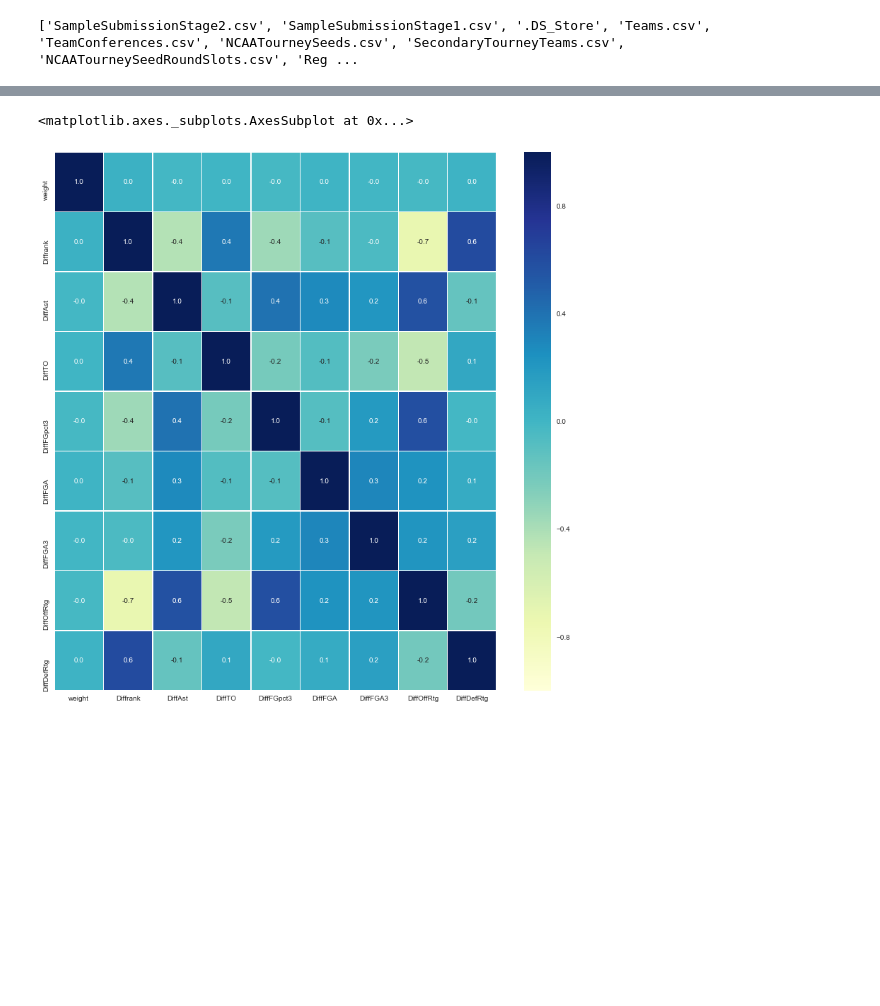
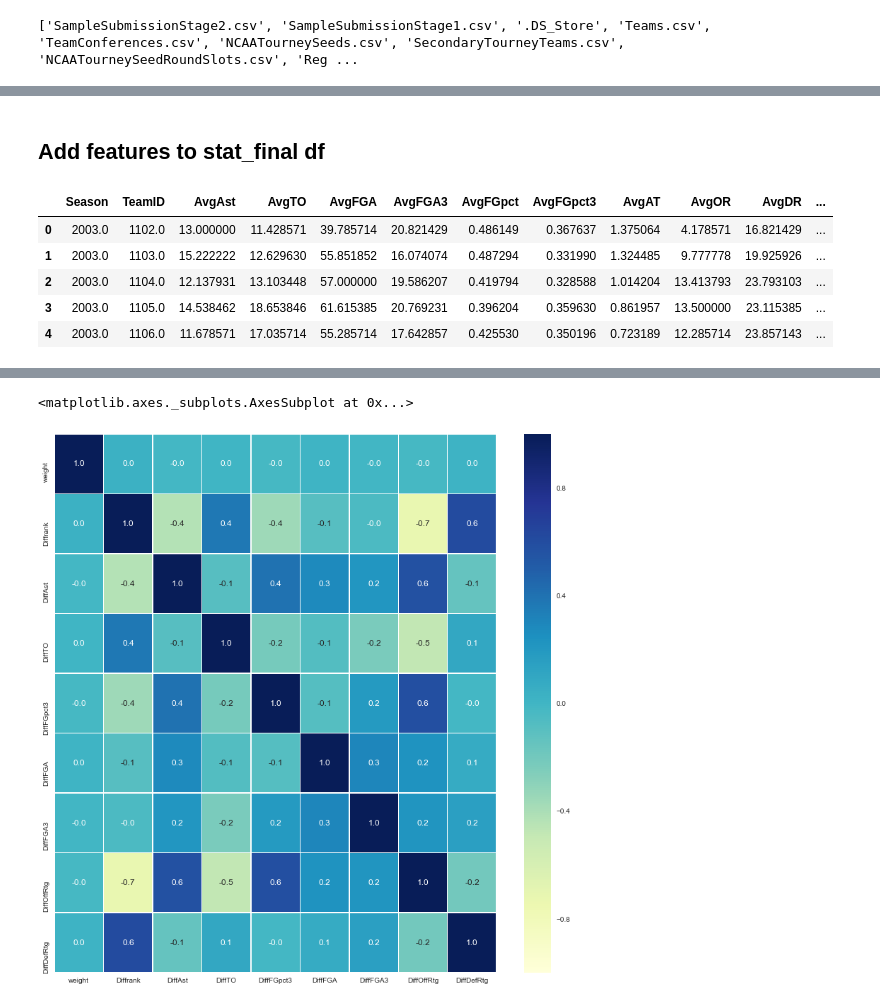
Before and after one commit to taopreeda/NCAA-2018-Prediction, a Jupyter notebook: NCAA_Men_2018.ipynb, the cells around one changed output, grey strips where cells are left out. Cells and saved outputs as stored; diff of their text form; code cells hidden in the pictures; blank space fills up the shorter version.

```diff
--- a/NCAA_Men_2018.ipynb
+++ b/NCAA_Men_2018.ipynb
@@ -90,6 +85,8 @@ def add_diff(inputdf, statdf, var):
         outputdf['Diff'+var] = outputdf['W'+var] - outputdf['L'+var]
         outputdf = outputdf.drop(['W'+var,'L'+var], axis = 1)
     return outputdf
+# %% [markdown]
+## Add features to stat_final df
 # %%
 df = pd.concat([RegularSeasonDetailedResults, NCAATourneyDetailedResults])
 finaldf = add_feature(inputdf = df)
@@ -121 +107,10 @@ stat_final = reduce(lambda left,right: pd.merge(left,right,on=['Season','TeamID'
+# %%
+stat_final.head()
+# %% [output]
+|  | Season | TeamID | AvgAst | AvgTO | AvgFGA | AvgFGA3 | AvgFGpct | AvgFGpct3 | AvgAT | AvgOR | AvgDR | ... |
+| 0 | 2003.0 | 1102.0 | 13.000000 | 11.428571 | 39.785714 | 20.821429 | 0.486149 | 0.367637 | 1.375064 | 4.178571 | 16.821429 | ... |
+| 1 | 2003.0 | 1103.0 | 15.222222 | 12.629630 | 55.851852 | 16.074074 | 0.487294 | 0.331990 | 1.324485 | 9.777778 | 19.925926 | ... |
+| 2 | 2003.0 | 1104.0 | 12.137931 | 13.103448 | 57.000000 | 19.586207 | 0.419794 | 0.328588 | 1.014204 | 13.413793 | 23.793103 | ... |
+| 3 | 2003.0 | 1105.0 | 14.538462 | 18.653846 | 61.615385 | 20.769231 | 0.396204 | 0.359630 | 0.861957 | 13.500000 | 23.115385 | ... |
+| 4 | 2003.0 | 1106.0 | 11.678571 | 17.035714 | 55.285714 | 17.642857 | 0.425530 | 0.350196 | 0.723189 | 12.285714 | 23.857143 | ... |
 # %%
```
Also changed, not shown: parts of 38 cells of this notebook, 3 other files.
